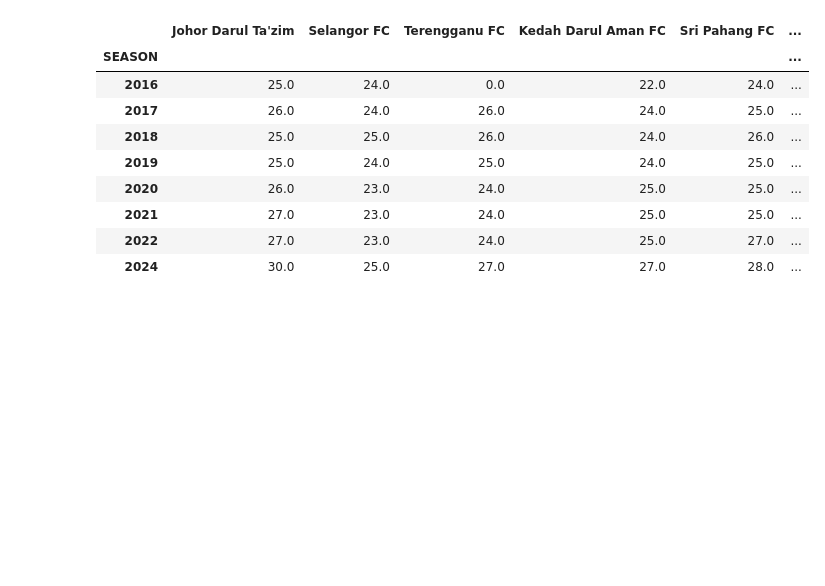
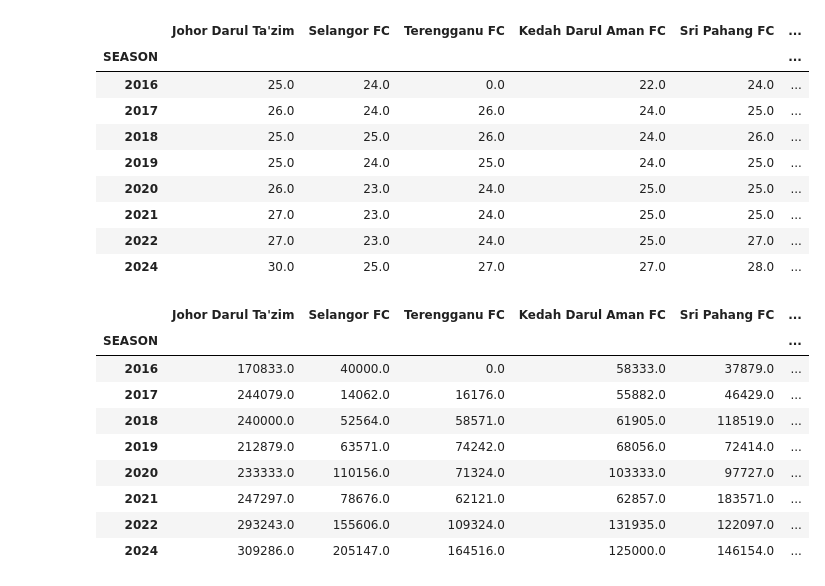
Before and after one commit to IzzatZanail/MalaysiaSuperLeague_TransfermrktDataScraping, a Jupyter notebook: MalaysiaSuperLeagueAnalysis.ipynb, the cells around one changed output. Saved outputs shown, nothing was run; the diff lists cells and outputs as text; code cells hidden in the pictures; blank space fills up the shorter version.

```diff
--- a/MalaysiaSuperLeagueAnalysis.ipynb
+++ b/MalaysiaSuperLeagueAnalysis.ipynb
@@ -475,3 +502,23 @@ pivot_msl_2024
 | 2021 | 27.0 | 23.0 | 24.0 | 25.0 | 25.0 | ... |
 | 2022 | 27.0 | 23.0 | 24.0 | 25.0 | 27.0 | ... |
 | 2024 | 30.0 | 25.0 | 27.0 | 27.0 | 28.0 | ... |
+# %%
+# Average player's value per team in every season
+
+pivot_msl = df_msl_player.pivot_table(values='VALUE_EUR', index='SEASON', columns='TEAM', aggfunc='mean').fillna(value=0).round(0)
+
+team_2024 = ["""Johor Darul Ta'zim""" ,'Selangor FC', 'Terengganu FC', 'Kedah Darul Aman FC' ,'Sri Pahang FC' ,'Kelantan Darul Naim' ,'Kuala Lumpur City FC' ,'Kuching City' ,'Negeri Sembilan FC' ,'PDRM FC' ,'Penang FC' ,'Perak FC' ,'Sabah FC' ]
+
+pivot_msl_2024 = pivot_msl.filter(items=team_2024)
+pivot_msl_2024
+# %% [output]
+|  | Johor Darul Ta'zim | Selangor FC | Terengganu FC | Kedah Darul Aman FC | Sri Pahang FC | ... |
+| SEASON |  |  |  |  |  | ... |
+| 2016 | 170833.0 | 40000.0 | 0.0 | 58333.0 | 37879.0 | ... |
+| 2017 | 244079.0 | 14062.0 | 16176.0 | 55882.0 | 46429.0 | ... |
+| 2018 | 240000.0 | 52564.0 | 58571.0 | 61905.0 | 118519.0 | ... |
+| 2019 | 212879.0 | 63571.0 | 74242.0 | 68056.0 | 72414.0 | ... |
+| 2020 | 233333.0 | 110156.0 | 71324.0 | 103333.0 | 97727.0 | ... |
+| 2021 | 247297.0 | 78676.0 | 62121.0 | 62857.0 | 183571.0 | ... |
+| 2022 | 293243.0 | 155606.0 | 109324.0 | 131935.0 | 122097.0 | ... |
+| 2024 | 309286.0 | 205147.0 | 164516.0 | 125000.0 | 146154.0 | ... |
```
Also changed, not shown: parts of 10 cells of this notebook.
